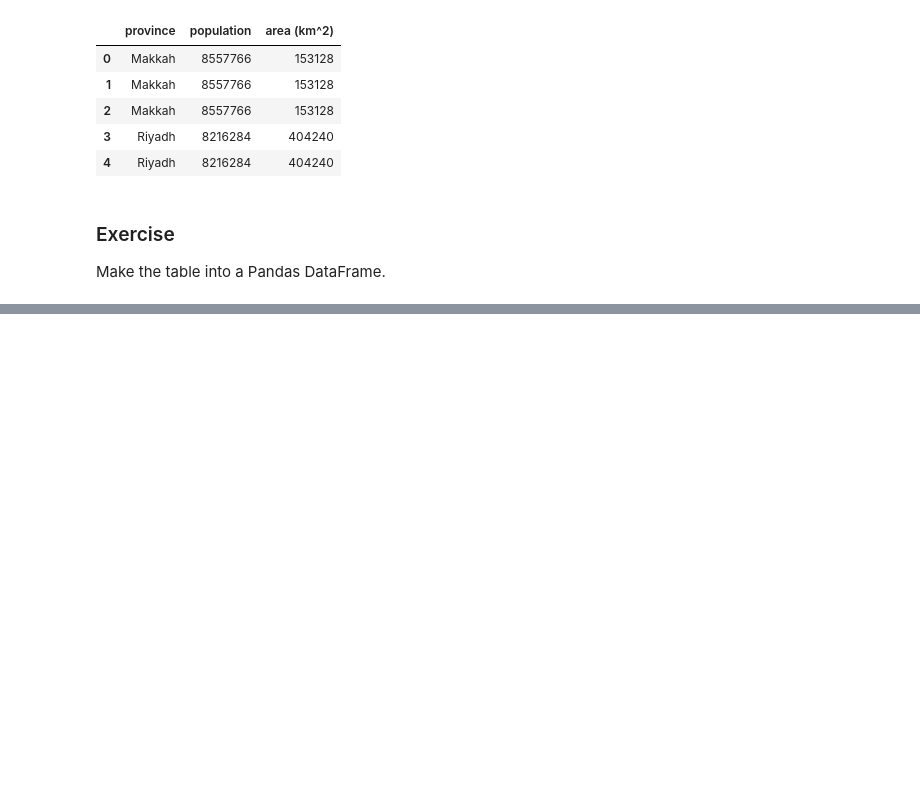
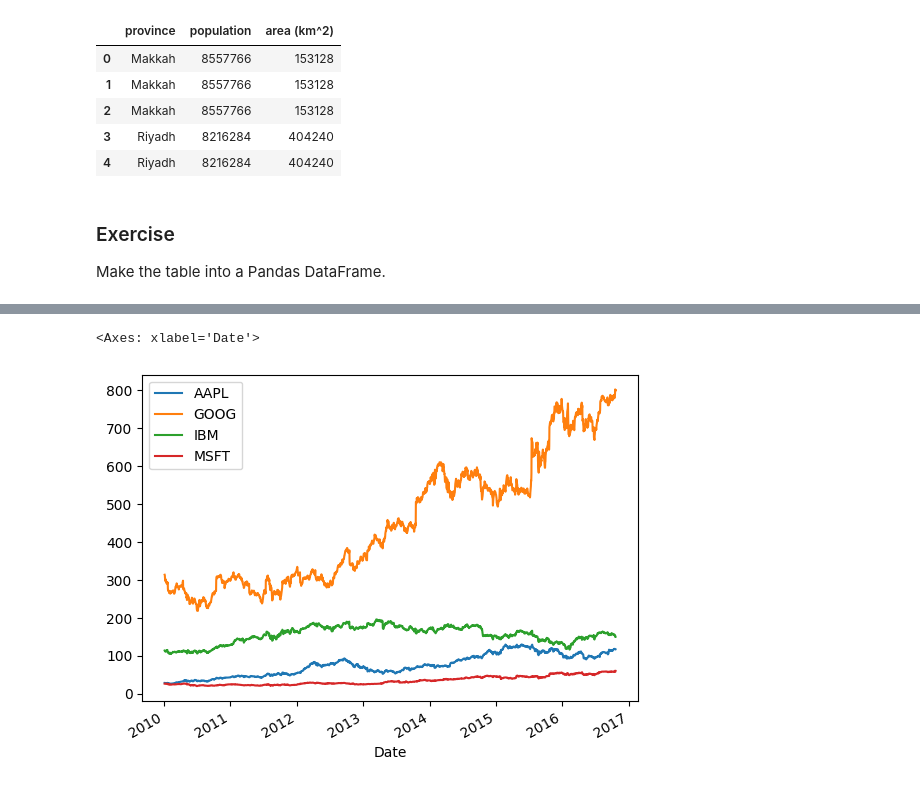
Before and after one commit to KAUST-Academy/python-for-data-analysis, a Jupyter notebook: notebooks/day_4_notebook.ipynb, the cells around one changed output, grey strips where cells are left out. Saved outputs shown, nothing was run; the diff lists cells and outputs as text; code cells hidden in the pictures; blank space fills up the shorter version.

```diff
--- a/notebooks/day_4_notebook.ipynb
+++ b/notebooks/day_4_notebook.ipynb
@@ -374,0 +744,3 @@ df2
+# %%
+price = pd.read_pickle(EXAMPLES_DIR / "yahoo_price.pkl")
+volume = pd.read_pickle(EXAMPLES_DIR / "yahoo_volume.pkl")
@@ -374,0 +779,5 @@ df2
+# %%
+price.plot()
+# %% [output]
+<Axes: xlabel='Date'>
+[figure, added]
```
Also changed, not shown: parts of 37 cells of this notebook, 1 other file.
